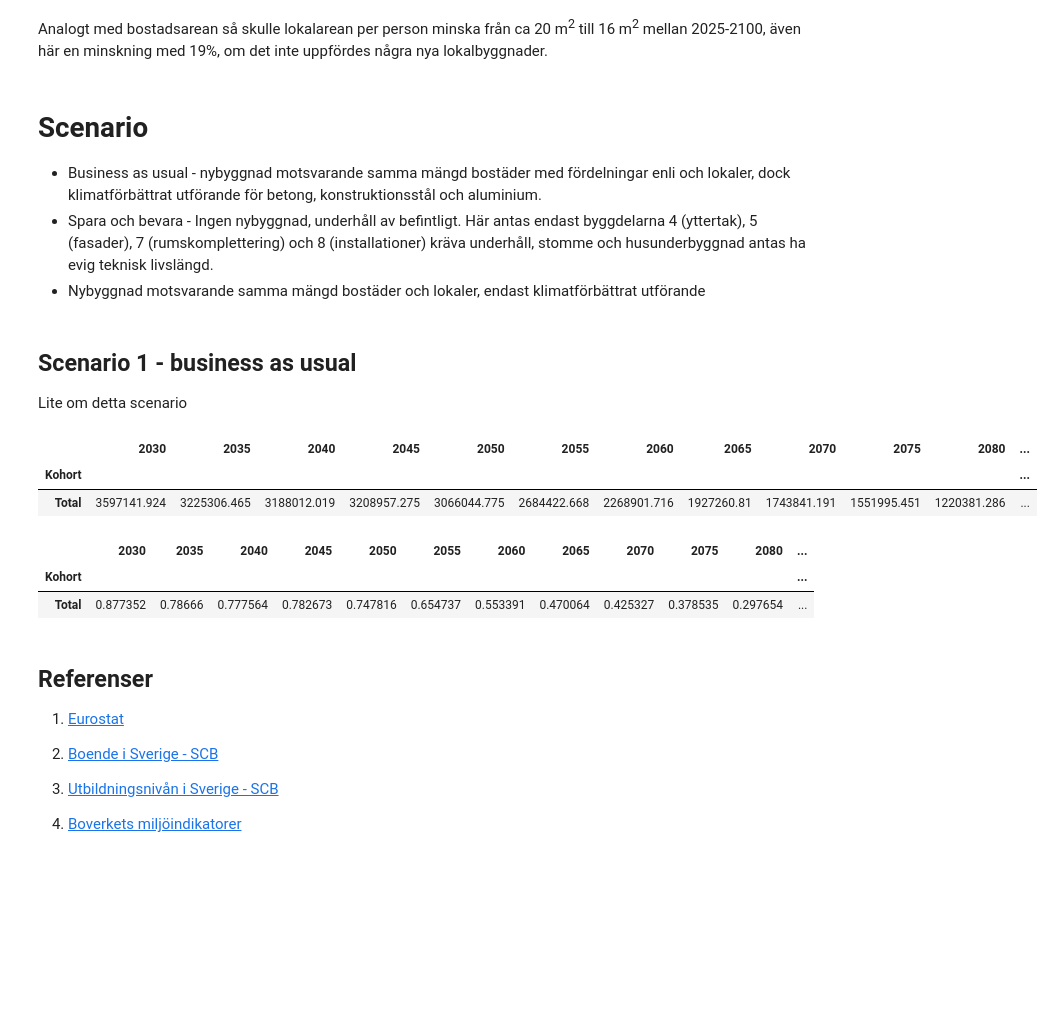
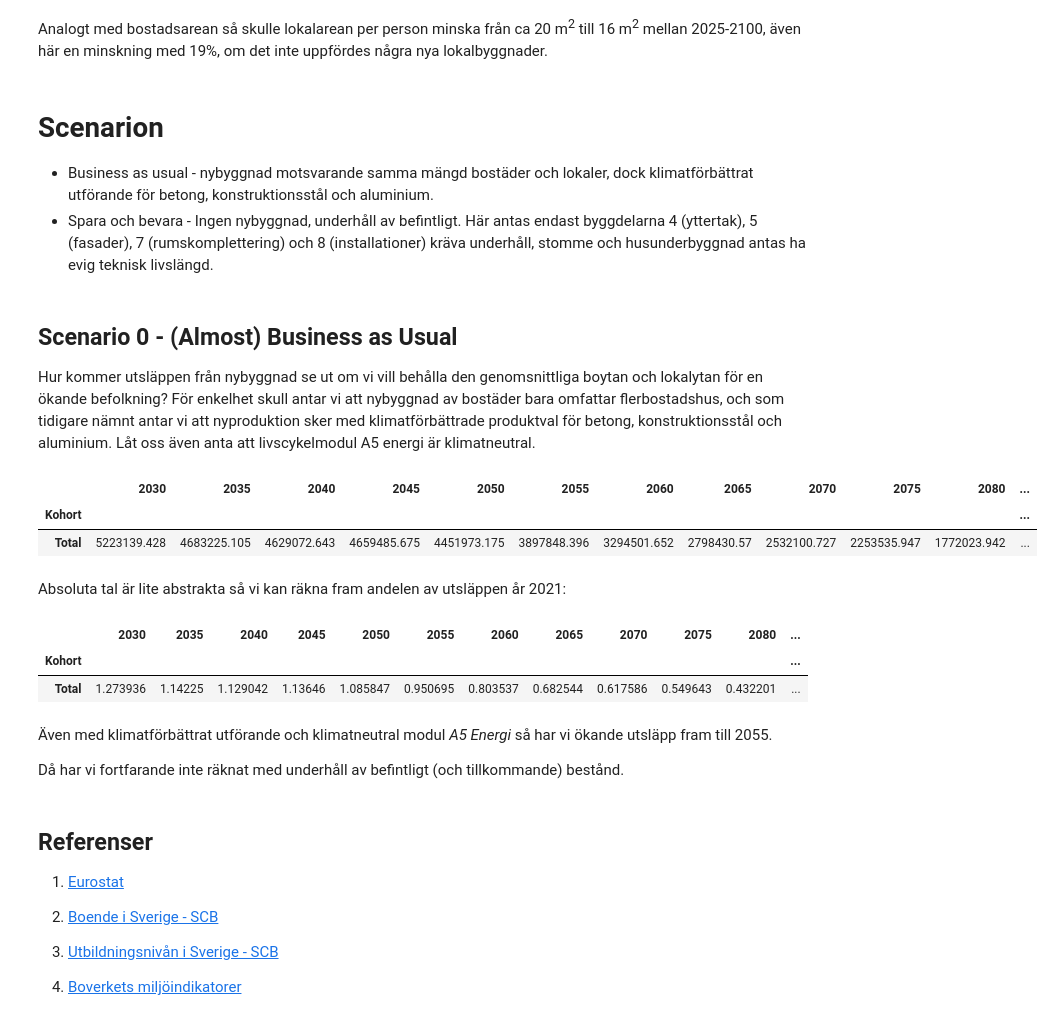
Before and after one commit to handmadethings/climate-impact-real-estate-se, a Jupyter notebook: climate-impact-re-se.ipynb, the cells around one changed output. Saved outputs shown, nothing was run; the diff lists cells and outputs as text; code cells hidden in the pictures; blank space fills up the shorter version.

```diff
--- a/climate-impact-re-se.ipynb
+++ b/climate-impact-re-se.ipynb
@@ -183,25 +176,33 @@ loa_total / df_population_projection_total
 # %% [markdown]
 Analogt med bostadsarean så skulle lokalarean per person minska från ca 20 m<sup>2</sup> till 16 m<sup>2</sup> mellan 2025-2100, även här en minskning med 19%, om det inte uppfördes några nya lokalbyggnader.
 # %% [markdown]
-# Scenario
-* Business as usual - nybyggnad motsvarande samma mängd bostäder med fördelningar enli och lokaler, dock klimatförbättrat utförande för betong, konstruktionsstål och aluminium.
+# Scenarion
+* Business as usual - nybyggnad motsvarande samma mängd bostäder och lokaler, dock klimatförbättrat utförande för betong, konstruktionsstål och aluminium.
 * Spara och bevara - Ingen nybyggnad, underhåll av befintligt. Här antas endast byggdelarna 4 (yttertak), 5 (fasader), 7 (rumskomplettering) och 8 (installationer) kräva underhåll, stomme och husunderbyggnad antas ha evig teknisk livslängd.
-* Nybyggnad motsvarande samma mängd bostäder och lokaler, endast klimatförbättrat utförande
 # %% [markdown]
-## Scenario 1 - business as usual
-Lite om detta scenario
+## Scenario 0 - (Almost) Business as Usual
+Hur kommer utsläppen från nybyggnad se ut om vi vill behålla den genomsnittliga boytan och lokalytan för en ökande befolkning? För enkelhet skull antar vi att nybyggnad av bostäder bara omfattar flerbostadshus, och som tidigare nämnt antar vi att nyproduktion sker med klimatförbättrade produktval för betong, konstruktionsstål och aluminium. Låt oss även anta att livscykelmodul A5 energi är klimatneutral.
 # %%
-(df_population_total_increase * 37 * df_climatedata.loc['Summa', 'Flerbostadshus'] / 1000 )
+df_emissions_new_apartments_tonne = df_population_total_increase * 37 * (df_climatedata.loc['Summa', 'Flerbostadshus'] - df_climatedata.loc['A5 Energi', 'Flerbostadshus']) / 1000
+df_emissions_new_offices_tonne = df_population_total_increase * 20 * (df_climatedata.loc['Summa', 'Kontor'] - df_climatedata.loc['A5 Energi', 'Flerbostadshus']) / 1000
+df_emissions_new_total_tonne = df_emissions_new_apartments_tonne + df_emissions_new_offices_tonne
+df_emissions_new_total_tonne
 # %% [output]
 |  | 2030 | 2035 | 2040 | 2045 | 2050 | 2055 | 2060 | 2065 | 2070 | 2075 | 2080 | ... |
 | Kohort |  |  |  |  |  |  |  |  |  |  |  | ... |
-| Total | 3597141.924 | 3225306.465 | 3188012.019 | 3208957.275 | 3066044.775 | 2684422.668 | 2268901.716 | 1927260.81 | 1743841.191 | 1551995.451 | 1220381.286 | ... |
+| Total | 5223139.428 | 4683225.105 | 4629072.643 | 4659485.675 | 4451973.175 | 3897848.396 | 3294501.652 | 2798430.57 | 2532100.727 | 2253535.947 | 1772023.942 | ... |
+# %% [markdown]
+Absoluta tal är lite abstrakta så vi kan räkna fram andelen av utsläppen år 2021:
 # %%
-(df_population_total_increase * 37 * df_climatedata.loc['Summa', 'Flerbostadshus'] / 1000 ) / (4.1 * 10**6)
+df_emissions_new_total_tonne / (4.1 * 10**6)
 # %% [output]
 |  | 2030 | 2035 | 2040 | 2045 | 2050 | 2055 | 2060 | 2065 | 2070 | 2075 | 2080 | ... |
 | Kohort |  |  |  |  |  |  |  |  |  |  |  | ... |
-| Total | 0.877352 | 0.78666 | 0.777564 | 0.782673 | 0.747816 | 0.654737 | 0.553391 | 0.470064 | 0.425327 | 0.378535 | 0.297654 | ... |
+| Total | 1.273936 | 1.14225 | 1.129042 | 1.13646 | 1.085847 | 0.950695 | 0.803537 | 0.682544 | 0.617586 | 0.549643 | 0.432201 | ... |
+# %% [markdown]
+Även med klimatförbättrat utförande och klimatneutral modul *A5 Energi* så har vi ökande utsläpp fram till 2055.
+
+Då har vi fortfarande inte räknat med underhåll av befintligt (och tillkommande) bestånd.
 # %% [markdown]
 ## Referenser
 
```
Also changed, not shown: parts of 3 cells of this notebook.
